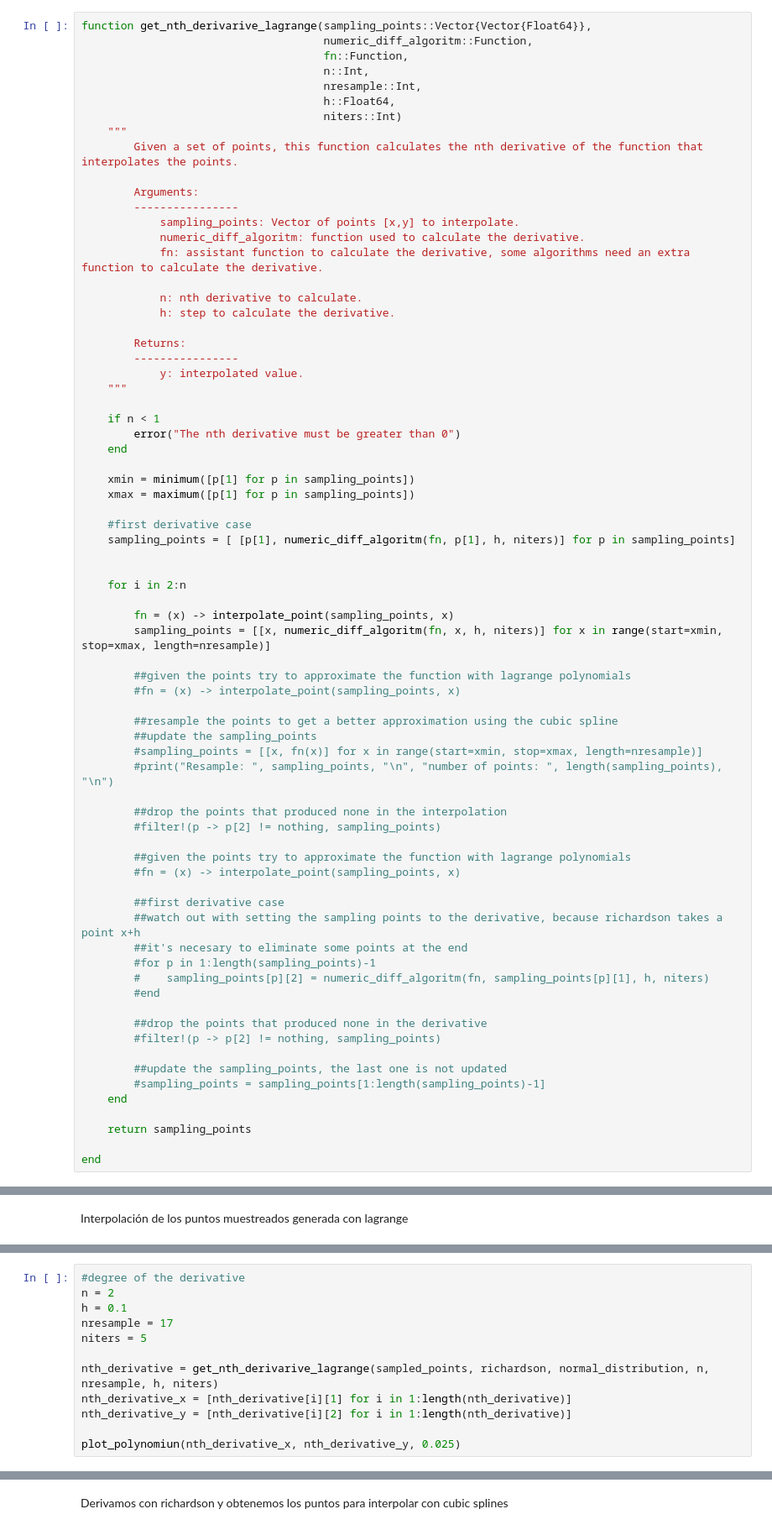
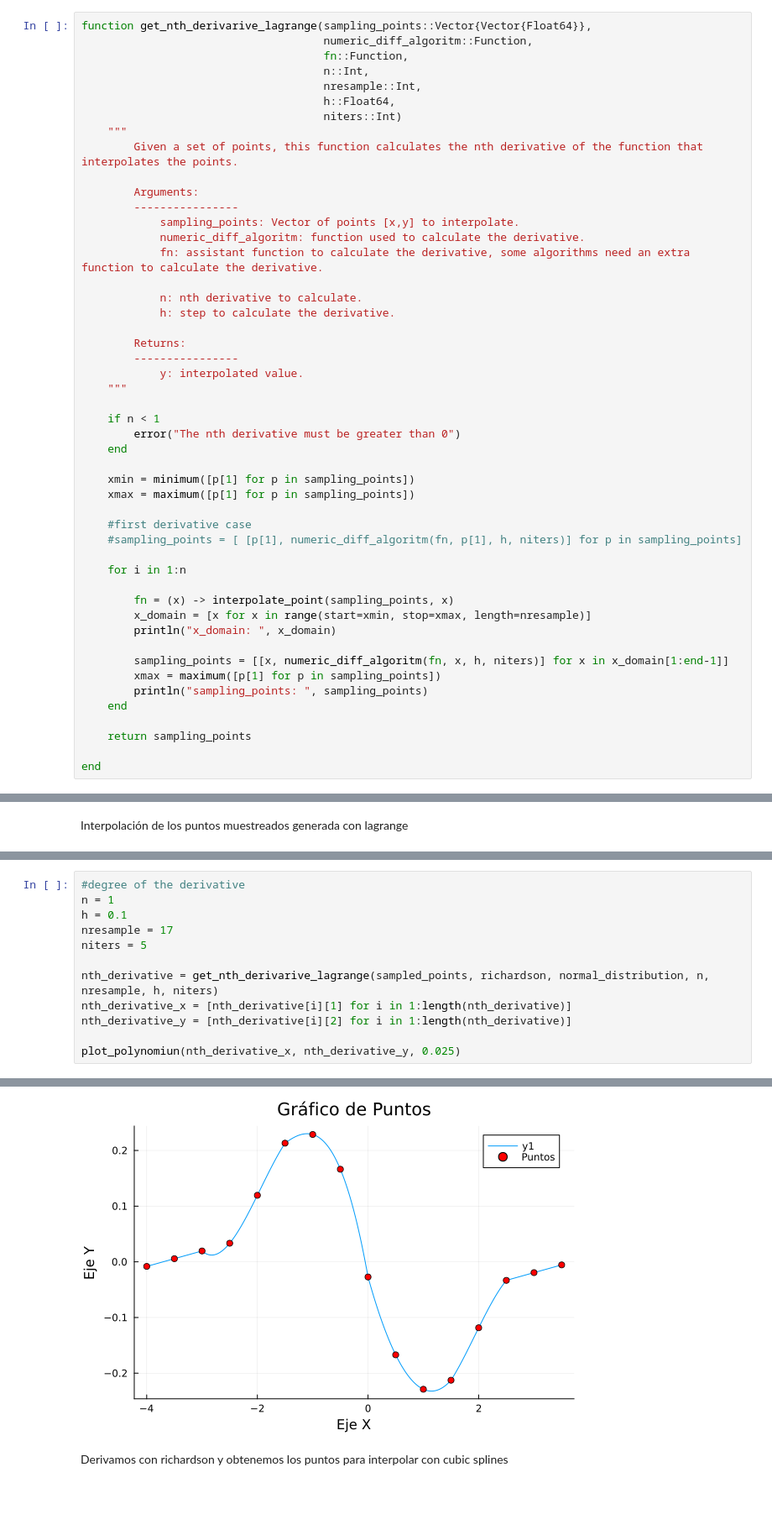
Before and after one commit to DaveAlsina/8tavoSemestre, a Jupyter notebook: numerico/taller2/taller2solucion_nicolas.ipynb, the cells around one changed output, grey strips where cells are left out. Shown: that part at 84% size. Cells and saved outputs as stored; diff of their text form; blank space fills up the shorter version.

```diff
--- a/numerico/taller2/taller2solucion_nicolas.ipynb
+++ b/numerico/taller2/taller2solucion_nicolas.ipynb
@@ -448,40 +447,17 @@ function get_nth_derivarive_lagrange(sampling_points::Vector{Vector{Float64}},
     xmax = maximum([p[1] for p in sampling_points])
 
     #first derivative case
-    sampling_points = [ [p[1], numeric_diff_algoritm(fn, p[1], h, niters)] for p in sampling_points]
+    #sampling_points = [ [p[1], numeric_diff_algoritm(fn, p[1], h, niters)] for p in sampling_points]
 
-
-    for i in 2:n
+    for i in 1:n
 
         fn = (x) -> interpolate_point(sampling_points, x)
-        sampling_points = [[x, numeric_diff_algoritm(fn, x, h, niters)] for x in range(start=xmin, stop=xmax, length=nresample)]
+        x_domain = [x for x in range(start=xmin, stop=xmax, length=nresample)]
+        println("x_domain: ", x_domain)
 
-        ##given the points try to approximate the function with lagrange polynomials
-        #fn = (x) -> interpolate_point(sampling_points, x)
-
-        ##resample the points to get a better approximation using the cubic spline
-        ##update the sampling_points
-        #sampling_points = [[x, fn(x)] for x in range(start=xmin, stop=xmax, length=nresample)]
-        #print("Resample: ", sampling_points, "\n", "number of points: ", length(sampling_points), "\n")
-
-        ##drop the points that produced none in the interpolation
-        #filter!(p -> p[2] != nothing, sampling_points)
-
-        ##given the points try to approximate the function with lagrange polynomials
-        #fn = (x) -> interpolate_point(sampling_points, x)
-
-        ##first derivative case
-        ##watch out with setting the sampling points to the derivative, because richardson takes a point x+h
-        ##it's necesary to eliminate some points at the end
-        #for p in 1:length(sampling_points)-1
-        #    sampling_points[p][2] = numeric_diff_algoritm(fn, sampling_points[p][1], h, niters)
-        #end
-
-        ##drop the points that produced none in the derivative
-        #filter!(p -> p[2] != nothing, sampling_points)
-
-        ##update the sampling_points, the last one is not updated
-        #sampling_points = sampling_points[1:length(sampling_points)-1]
+        sampling_points = [[x, numeric_diff_algoritm(fn, x, h, niters)] for x in x_domain[1:end-1]]
+        xmax = maximum([p[1] for p in sampling_points])
+        println("sampling_points: ", sampling_points)
     end
 
     return sampling_points
@@ -497,7 +473,7 @@ plot_polynomiun(x_sample, y_sample, 0.05)
 [figure]
 # %%
 #degree of the derivative
-n = 2
+n = 1
 h = 0.1
 nresample = 17
 niters = 5
@@ -507,3 +483,4 @@ nth_derivative_x = [nth_derivative[i][1] for i in 1:length(nth_derivative)]
 nth_derivative_y = [nth_derivative[i][2] for i in 1:length(nth_derivative)]
 
 plot_polynomiun(nth_derivative_x, nth_derivative_y, 0.025)
+# %% [output]
@@ -510,3 +489,4 @@ plot_polynomiun(nth_derivative_x, nth_derivative_y, 0.025)
+[figure, added]
 # %% [markdown]
 Derivamos con richardson y obtenemos los puntos para interpolar con cubic splines
 # %%
```
Also changed, not shown: parts of 6 cells of this notebook.
